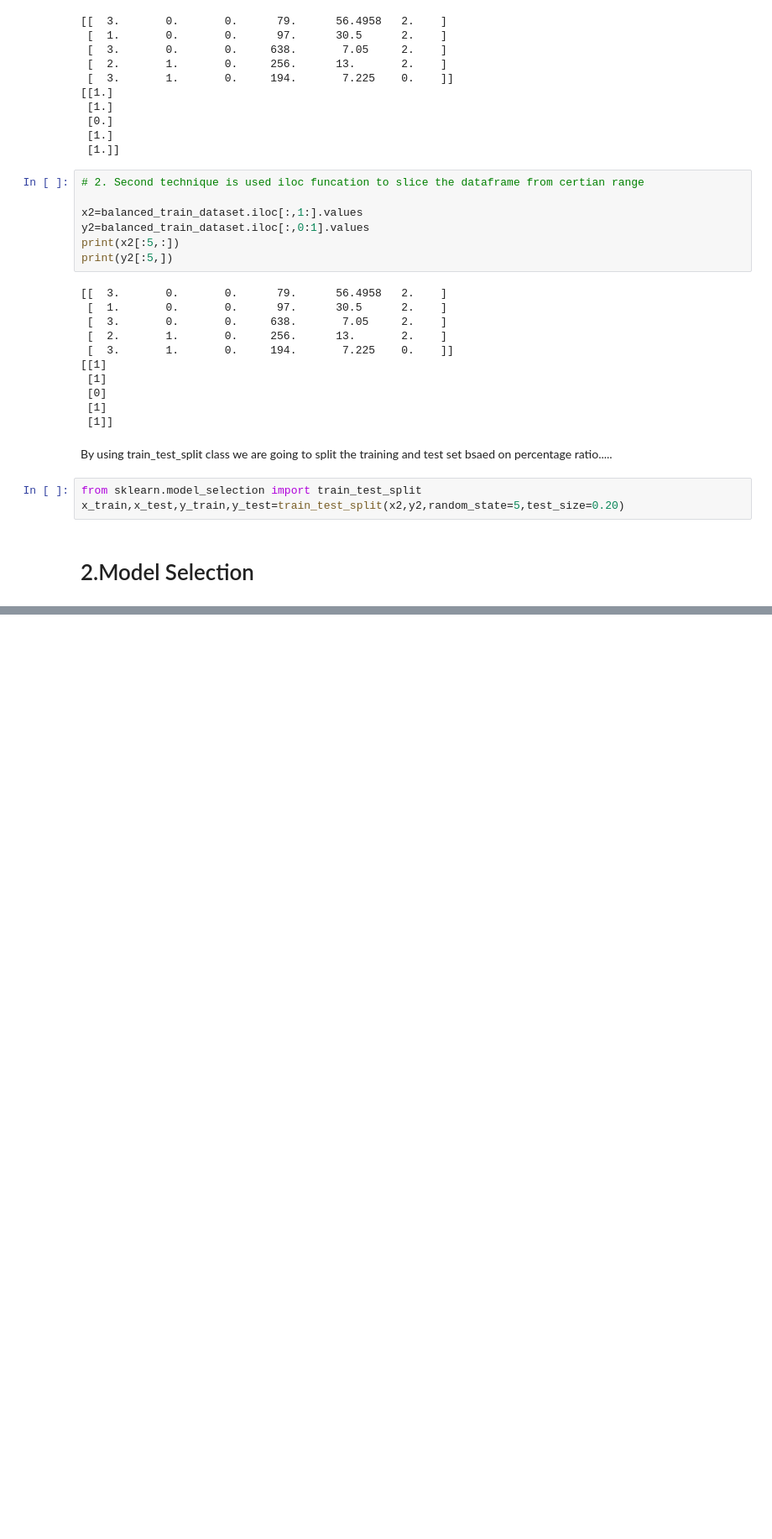
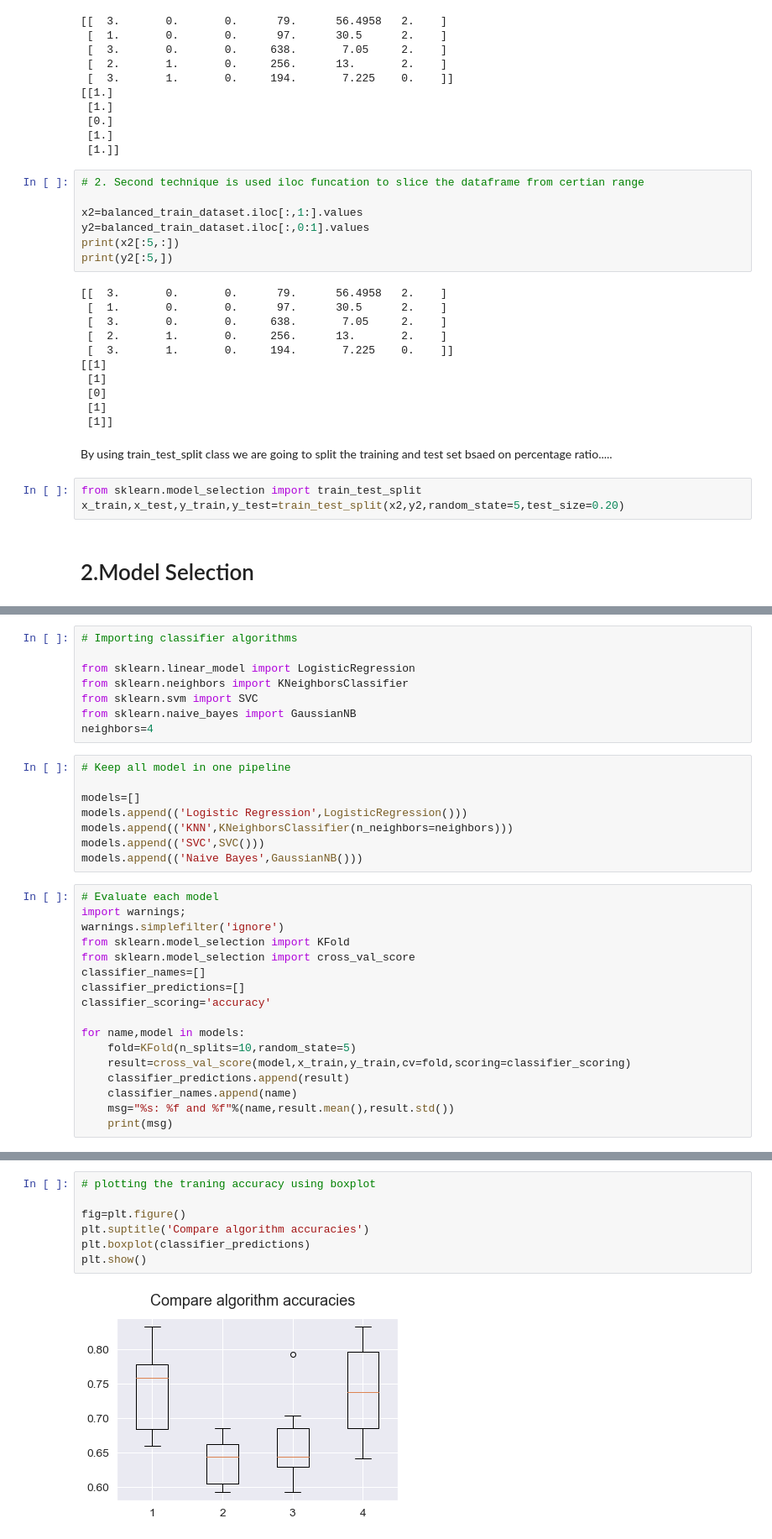
Before and after one commit to arunkumar2525/Titanic_Predictions, a Jupyter notebook: Titanic Classifier and Neural Networks.ipynb, the cells around one changed output, grey strips where cells are left out. Shown at 84% size. Drawn from its saved outputs; the diff is of its cells as text; blank space fills up the shorter version.

Commit message:
Add files via upload
added Model selection and keep posting further updates

```diff
--- a/Titanic Classifier and Neural Networks.ipynb
+++ b/Titanic Classifier and Neural Networks.ipynb
@@ -1116,0 +1119,33 @@ x_train,x_test,y_train,y_test=train_test_split(x2,y2,random_state=5,test_size=0.
+# %%
+# Importing classifier algorithms
+
+from sklearn.linear_model import LogisticRegression
+from sklearn.neighbors import KNeighborsClassifier
+from sklearn.svm import SVC
+from sklearn.naive_bayes import GaussianNB
+neighbors=4
+# %%
+# Keep all model in one pipeline
+
+models=[]
+models.append(('Logistic Regression',LogisticRegression()))
+models.append(('KNN',KNeighborsClassifier(n_neighbors=neighbors)))
+models.append(('SVC',SVC()))
+models.append(('Naive Bayes',GaussianNB()))
+# %%
+# Evaluate each model
+import warnings;
+warnings.simplefilter('ignore')
+from sklearn.model_selection import KFold
+from sklearn.model_selection import cross_val_score
+classifier_names=[]
+classifier_predictions=[]
+classifier_scoring='accuracy'
+
+for name,model in models:
+    fold=KFold(n_splits=10,random_state=5)
+    result=cross_val_score(model,x_train,y_train,cv=fold,scoring=classifier_scoring)
+    classifier_predictions.append(result)
+    classifier_names.append(name)
+    msg="%s: %f and %f"%(name,result.mean(),result.std())
+    print(msg)
@@ -1116,0 +1167,9 @@ x_train,x_test,y_train,y_test=train_test_split(x2,y2,random_state=5,test_size=0.
+# %%
+# plotting the traning accuracy using boxplot
+
+fig=plt.figure()
+plt.suptitle('Compare algorithm accuracies')
+plt.boxplot(classifier_predictions)
+plt.show()
+# %% [output]
+[figure, added]
```
Also changed, not shown: parts of 31 cells of this notebook.
